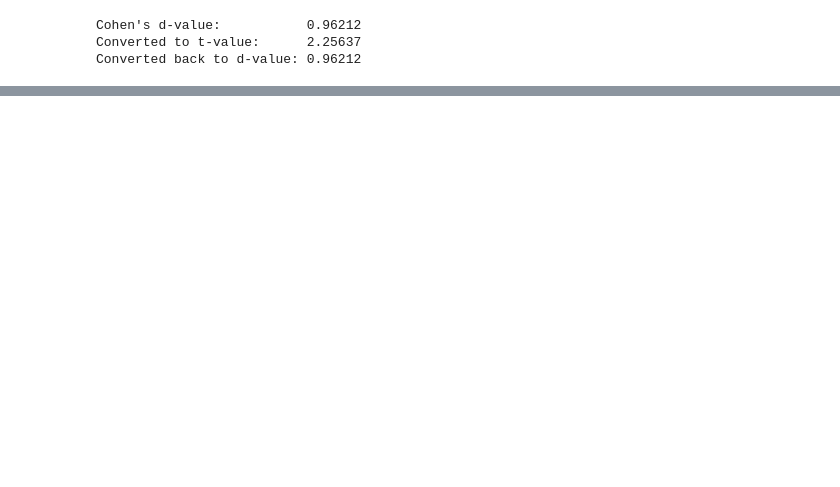
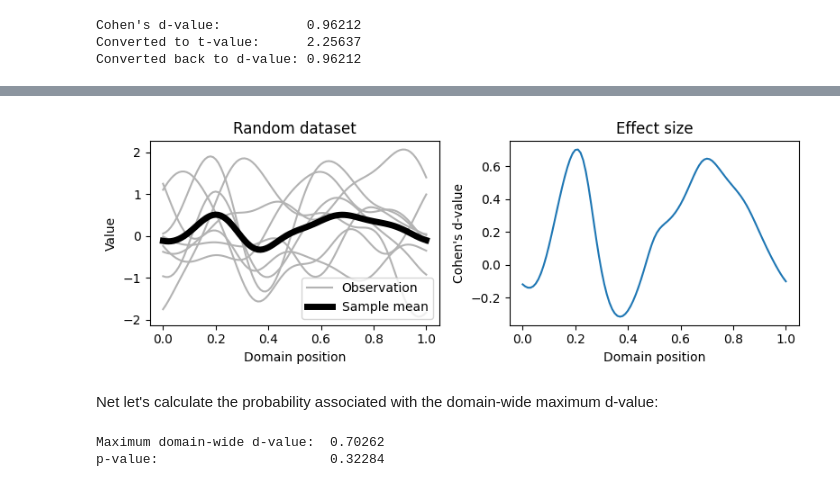
Before and after one commit to 0todd0000/esrot1d, a Jupyter notebook: doc/example_usage.ipynb, the cells around one changed output, grey strips where cells are left out. Cells and saved outputs as stored; diff of their text form; code cells hidden in the pictures; blank space fills up the shorter version.

```diff
--- a/doc/example_usage.ipynb
+++ b/doc/example_usage.ipynb
@@ -122,0 +188,35 @@ Required and optional arguments include:
+# %%
+
+# generate a random dataset:
+np.random.seed(1)
+Q = 101
+w = 20
+x = np.linspace(0, 1, Q)      # domain position vector
+y = rft1d.randn1d( 8, Q, w )  # args: n.observations, n.domain nodes, fwhm
+d = e1d.stats.d_1sample(y)    # Cohen's d
+
+
+# plot:
+fig,(ax0,ax1) = plt.subplots(1, 2, figsize=(8,3), tight_layout=True)
+h0 = ax0.plot( x, y.T, color='0.7' )[0]
+h1 = ax0.plot( x, y.mean(axis=0), 'k', lw=5 )[0]
+ax0.legend([h0,h1], ['Observation', 'Sample mean'] )
+plt.setp(ax0, xlabel='Domain position', ylabel='Value', title='Random dataset')
+ax1.plot( x, d )
+plt.setp(ax1, xlabel='Domain position', ylabel="Cohen's d-value", title='Effect size')
+plt.show()
+# %% [output]
+[figure, added]
+# %% [markdown]
+Net let's calculate the probability associated with the domain-wide maximum d-value:
+# %%
+
+dmax = d.max()
+n    = y.shape[0]
+p    = e1d.stats.d2p(dmax, n, dim=1, design='1sample', Q=Q, fwhm=w)
+
+print( f'Maximum domain-wide d-value:  {dmax:.5f}' )
+print( f'p-value:                      {p:.5f}' )
+# %% [output]
+Maximum domain-wide d-value:  0.70262
+p-value:                      0.32284
```
Also changed, not shown: parts of 27 cells of this notebook.
